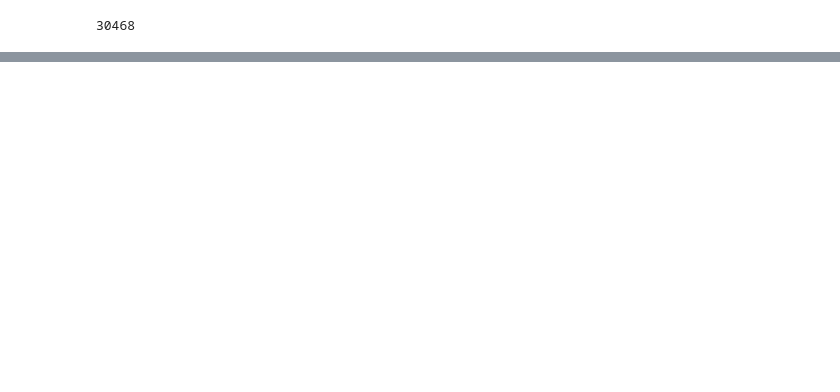
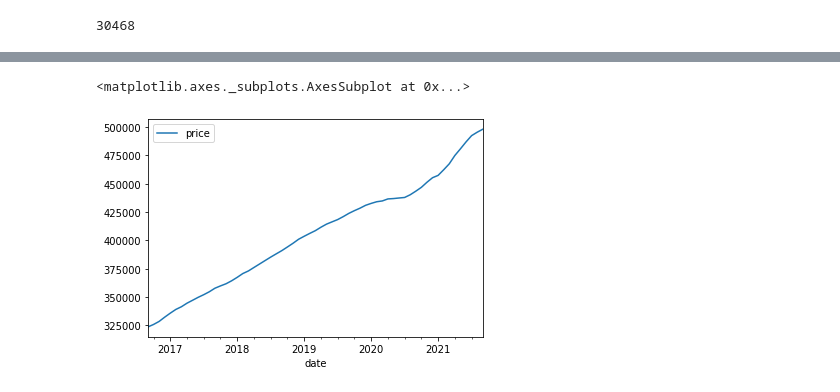
Before and after one commit to alexfraze/real_estate, a Jupyter notebook: eda.ipynb, the cells around one changed output, grey strips where cells are left out. Drawn from its saved outputs; the diff is of its cells as text; code cells hidden in the pictures; blank space fills up the shorter version.

```diff
--- a/eda.ipynb
+++ b/eda.ipynb
@@ -75,0 +93,21 @@ melted_prices[melted_prices.RegionName==94129][['date', 'price']].set_index("dat
+# %%
+#interesting zipcodes
+#94129 presidio San Fran (high slope and low std from all time?) #is this because presidio wasnt in dataset during 2008 crash?
+
+#96003 Redding, CA 96003 top sharpe ratio for zipcodes growing more than 20K value a year
+# https://www.zillow.com/homedetails/1872-Tiburon-Dr-Redding-CA-96003/15241905_zpid/ (can pay at 1600 and rent for 1800?)
+
+#10462, 10461, 10465, 10469, 10458 -> bronx, NY?
+
+#19121 -> philly
+
+#11203 Brooklyn, New York
+
+#Moab, UT (arches?!)
+
+
+melted_prices[melted_prices.RegionName==84532][['date', 'price']].set_index("date").plot()
+#SFH prices in SF are now at aroudn $2.6M, which seems like a lot but might be a steal given their previous trendline
+# %% [output]
+<matplotlib.axes._subplots.AxesSubplot at 0x...>
+[figure, added]
```
Also changed, not shown: parts of 8 cells of this notebook, 1 other file.
